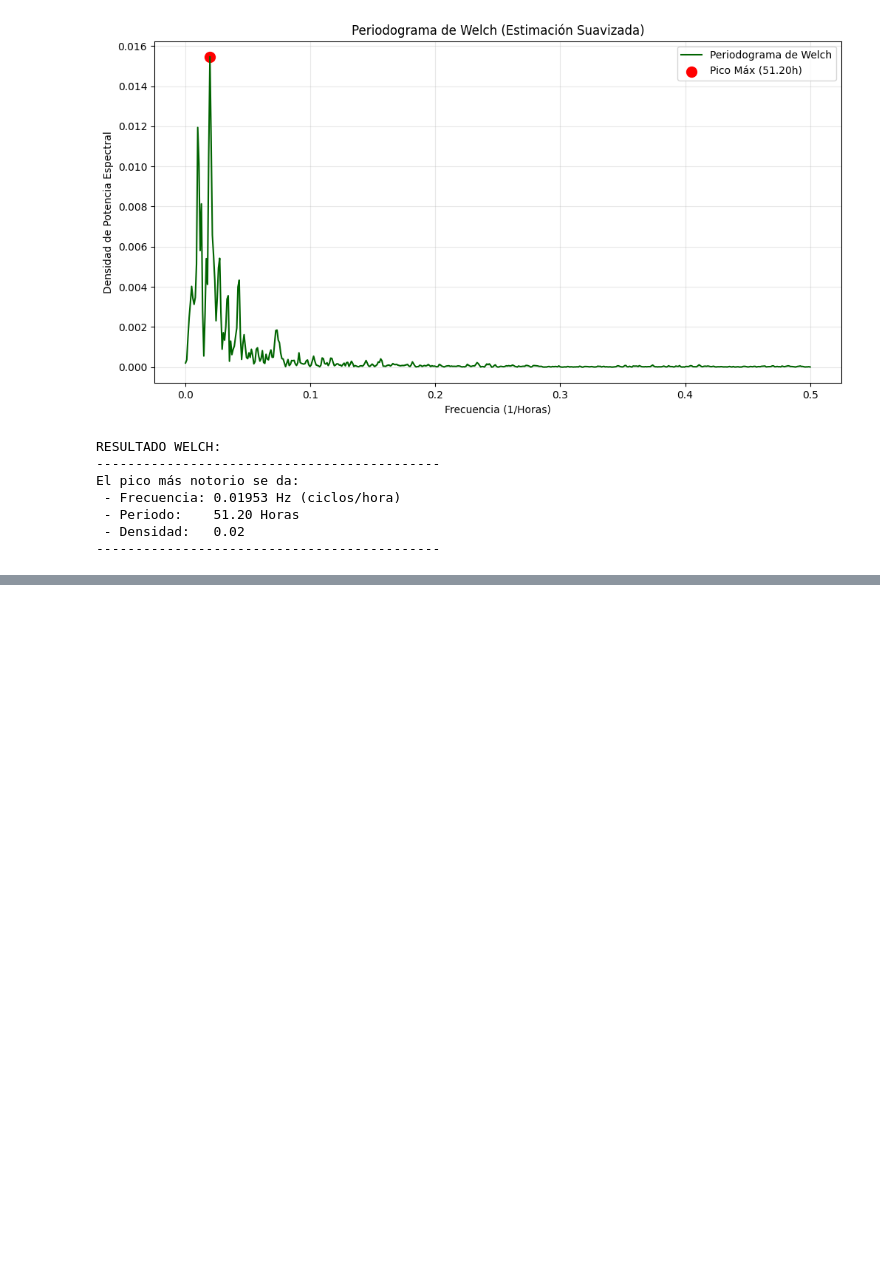
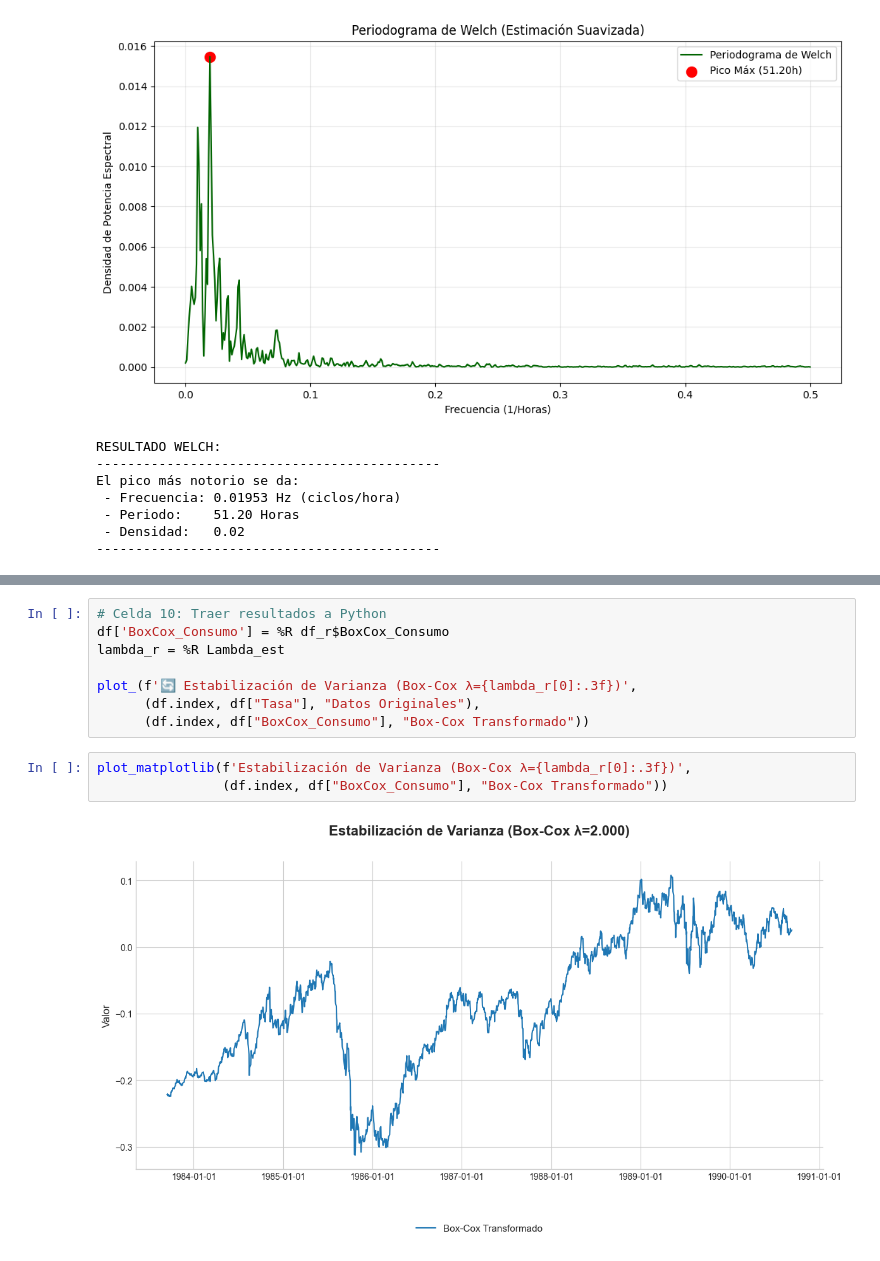
Before and after one commit to Plealm/Prediccion_Probabilistica, a Jupyter notebook: codigo_final_organizado/Aplicaciones/Aplicaciones_con_analisis/exchange_analisis.ipynb, the cells around one changed output, grey strips where cells are left out. Drawn from its saved outputs; the diff is of its cells as text; blank space fills up the shorter version.

```diff
--- a/codigo_final_organizado/Aplicaciones/Aplicaciones_con_analisis/exchange_analisis.ipynb
+++ b/codigo_final_organizado/Aplicaciones/Aplicaciones_con_analisis/exchange_analisis.ipynb
@@ -1429,0 +1650,13 @@ print(f"\n✅ ¡PROCESO FINALIZADO! Revisa la carpeta: {os.path.abspath(output_f
+# %%
+# Celda 10: Traer resultados a Python
+df['BoxCox_Consumo'] = %R df_r$BoxCox_Consumo
+lambda_r = %R Lambda_est
+
+plot_(f'🔄 Estabilización de Varianza (Box-Cox λ={lambda_r[0]:.3f})',
+      (df.index, df["Tasa"], "Datos Originales"),
+      (df.index, df["BoxCox_Consumo"], "Box-Cox Transformado"))
+# %%
+plot_matplotlib(f'Estabilización de Varianza (Box-Cox λ={lambda_r[0]:.3f})',
+                (df.index, df["BoxCox_Consumo"], "Box-Cox Transformado"))
+# %% [output]
+[figure, added]
```
Also changed, not shown: parts of 58 cells of this notebook, 49 other files.
